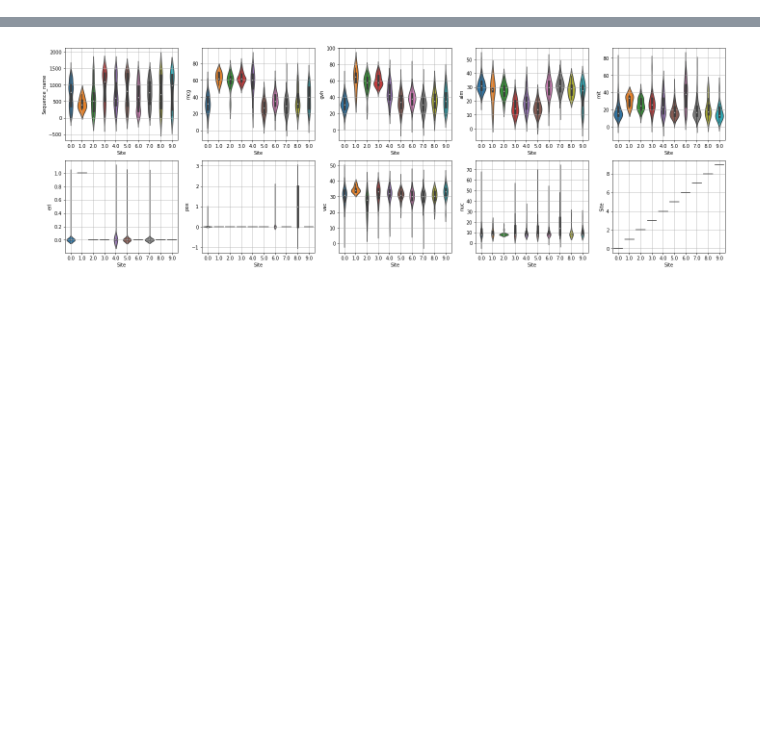
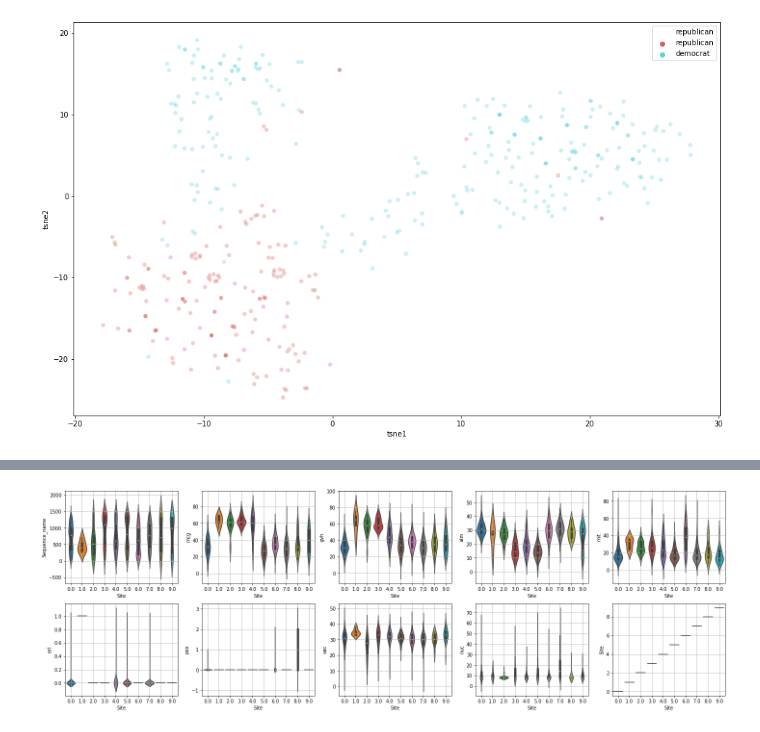
Before and after one commit to Gabriel-Aspen/gc_lucid, a Jupyter notebook: visual.ipynb, the cells around one changed output, grey strips where cells are left out. Cells and saved outputs as stored; diff of their text form; code cells hidden in the pictures; blank space fills up the shorter version.

```diff
--- a/visual.ipynb
+++ b/visual.ipynb
@@ -20,2 +25,6 @@ data.columns = data.columns.str.replace(' ', '_')
+# %%
+categorical_tsne(data, target = 'republican')
+# %% [output]
+[figure, added]
 # %%
 #wine dataset
```
Also changed, not shown: parts of 13 cells of this notebook.
